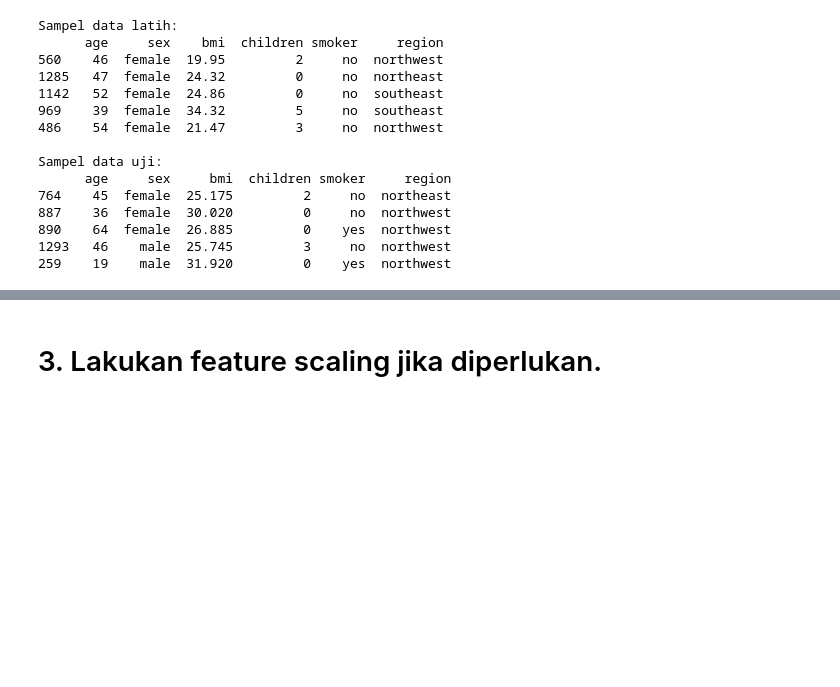
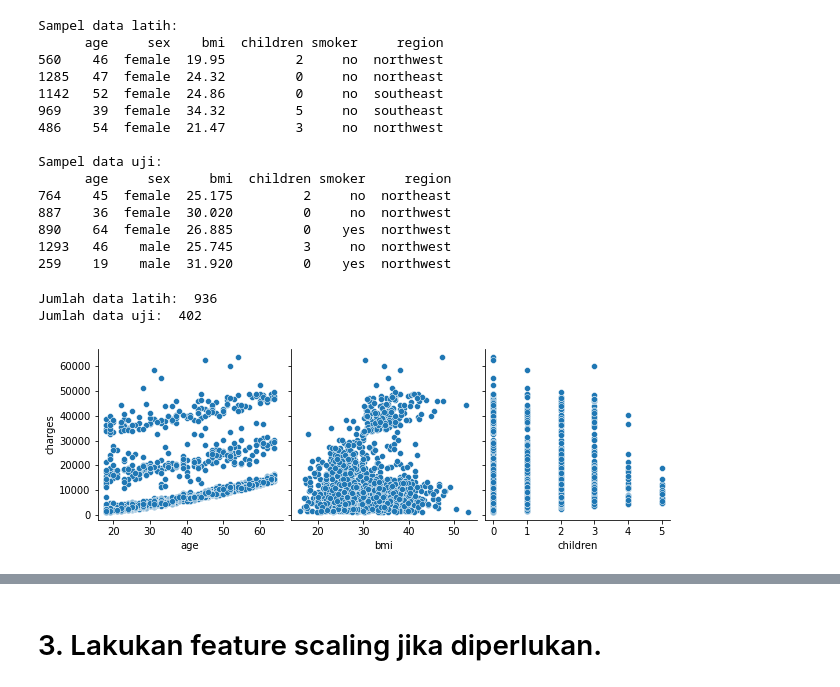
Before and after one commit to SeptiLutfiana/MESIN-LEARNING, a Jupyter notebook: PERTEMUAN3/Tugas/24_SeptiLutfiana_Week03.ipynb, the cells around one changed output, grey strips where cells are left out. Cells and saved outputs as stored; diff of their text form; code cells hidden in the pictures; blank space fills up the shorter version.

```diff
--- a/PERTEMUAN3/Tugas/24_SeptiLutfiana_Week03.ipynb
+++ b/PERTEMUAN3/Tugas/24_SeptiLutfiana_Week03.ipynb
@@ -124,0 +130,21 @@ Sampel data uji:
+# %%
+#pisahkan variabel target (charges) dan variabel bebas (fitur)
+X = data[['age', 'bmi', 'children']]  # Kolom fitur
+y = data['charges']  # Kolom target
+
+#membagi data menjadi data latih dan data uji
+from sklearn.model_selection import train_test_split
+X_train, X_test, y_train, y_test = train_test_split(X, y, train_size=0.7, test_size=0.3, random_state=100)
+
+# menampilkan jumlah baris dalam setiap subset
+print("Jumlah data latih: ", len(X_train))
+print("Jumlah data uji: ", len(X_test))
+# %% [output]
+Jumlah data latih:  936
+Jumlah data uji:  402
+# %%
+# visualisasi data dengan pairplot
+sns.pairplot(data, x_vars=['age', 'bmi', 'children'], y_vars='charges', size=3, aspect=1, kind='scatter')
+plt.show()
+# %% [output]
+[figure, added]
```
Also changed, not shown: parts of 19 cells of this notebook.
